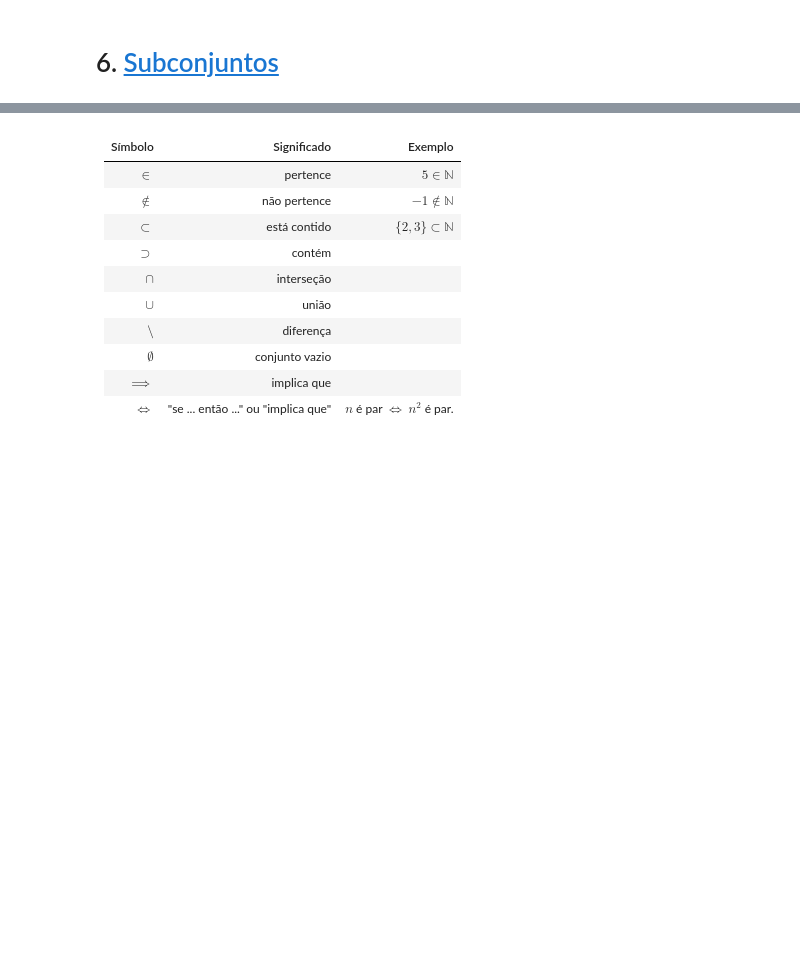
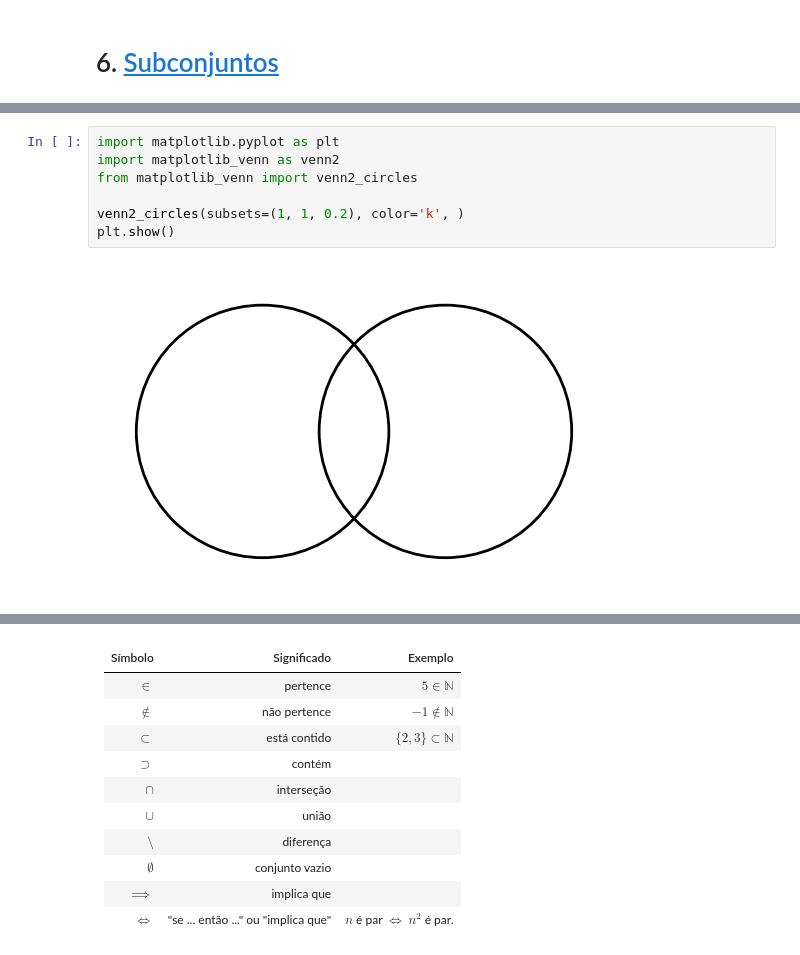
Before and after one commit to eduardo-ono/Fundamentos-de-Matematica, a Jupyter notebook: conteudo/02-conjuntos/02-conjuntos/conjuntos.ipynb, the cells around one changed output, grey strips where cells are left out. Saved outputs shown, nothing was run; the diff lists cells and outputs as text; blank space fills up the shorter version.

```diff
--- a/conteudo/02-conjuntos/02-conjuntos/conjuntos.ipynb
+++ b/conteudo/02-conjuntos/02-conjuntos/conjuntos.ipynb
@@ -166,0 +212,9 @@ $
+# %%
+import matplotlib.pyplot as plt
+import matplotlib_venn as venn2
+from matplotlib_venn import venn2_circles
+
+venn2_circles(subsets=(1, 1, 0.2), color='k', )
+plt.show()
+# %% [output]
+[figure, added]
```
Also changed, not shown: parts of 22 cells of this notebook, 1 other file.
